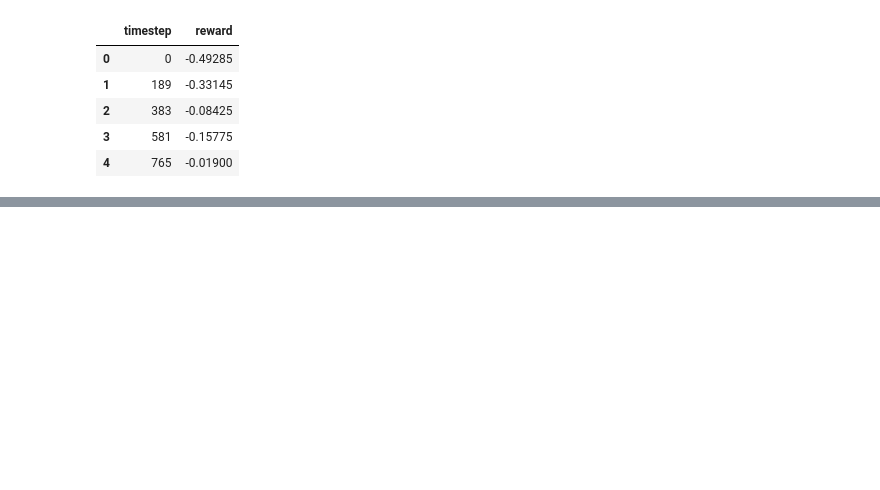
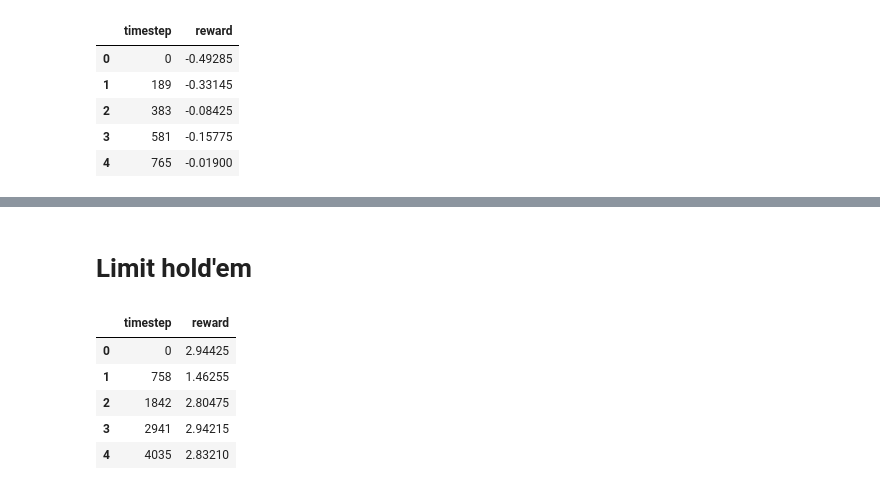
Before and after one commit to DanielKerrigan/CS-GY_9223_Deep_Learning, a Jupyter notebook: vis.ipynb, the cells around one changed output, grey strips where cells are left out. Saved outputs shown, nothing was run; the diff lists cells and outputs as text; code cells hidden in the pictures; blank space fills up the shorter version.

```diff
--- a/vis.ipynb
+++ b/vis.ipynb
@@ -38,3 +42,16 @@ alt.Chart(leduc).mark_line().encode(
 ).properties(title="Leduc hold'em")
 # %% [output]
 [interactive output not drawn]
+# %% [markdown]
+# Limit hold'em
+# %%
+limit_3 = pd.read_csv('./models/limit_holdem_dqn/03/performance.csv')
+# %%
+limit_3.head()
+# %% [output]
+|  | timestep | reward |
+| 0 | 0 | 2.94425 |
+| 1 | 758 | 1.46255 |
+| 2 | 1842 | 2.80475 |
+| 3 | 2941 | 2.94215 |
+| 4 | 4035 | 2.83210 |
```
Also changed, not shown: parts of 9 cells of this notebook, 5 other files.
